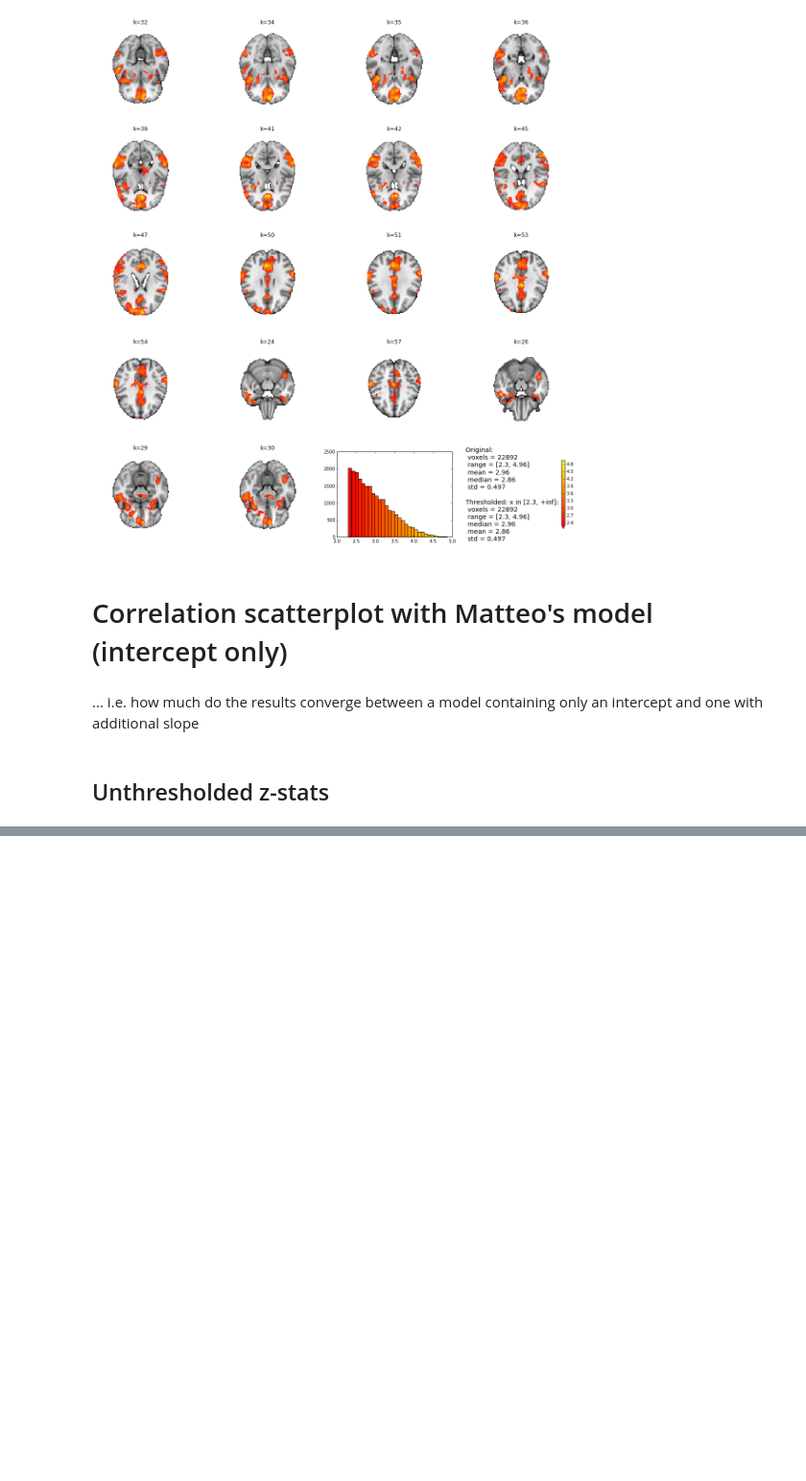
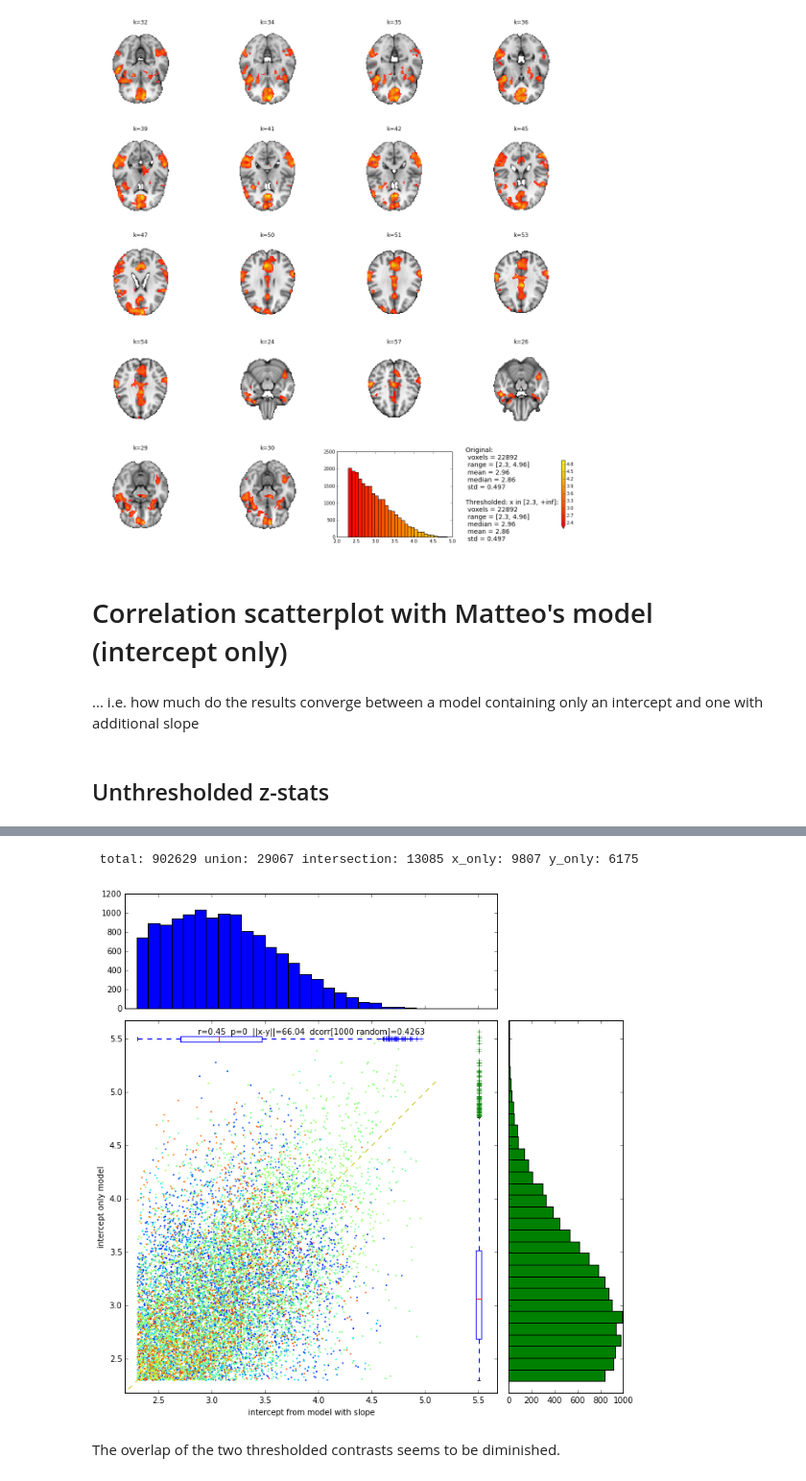
Before and after one commit to oliver-contier/famface-temporal-dynamics, a Jupyter notebook: notebooks/plot.results.ipynb, the cells around one changed output, grey strips where cells are left out. Shown at 96% size. Drawn from its saved outputs; the diff is of its cells as text; code cells hidden in the pictures; blank space fills up the shorter version.

```diff
--- a/notebooks/plot.results.ipynb
+++ b/notebooks/plot.results.ipynb
@@ -163,0 +192,7 @@ Interface BinaryMaths failed to run.
+# %%
+# load thresholded images
+
+intercept_threshold = fmri_dataset(intc_filename).samples
+
+path_intercept_only_threshold = '/data/famface/openfmri/results/l2ants_final/model001/task001/subjects_all/stats/contrast_3/zstat1_threshold.nii.gz'
+intercept_only_threshold = fmri_dataset(path_intercept_only_threshold).samples
@@ -163,0 +211,11 @@ Interface BinaryMaths failed to run.
+# %%
+# pass them to scatter plot, showing unique values
+
+scatter_compare_binary = plot_scatter(dataXd=np.array([intercept_threshold, intercept_only_threshold]),
+                                    colors=True, include_stats=True, uniq=True,
+                                    labels=['intercept from model with slope','intercept only model'])
+# %% [output]
+ total: 902629 union: 29067 intersection: 13085 x_only: 9807 y_only: 6175
+[figure, added]
+# %% [markdown]
+The overlap of the two thresholded contrasts seems to be diminished.
```
Also changed, not shown: parts of 15 cells of this notebook.
